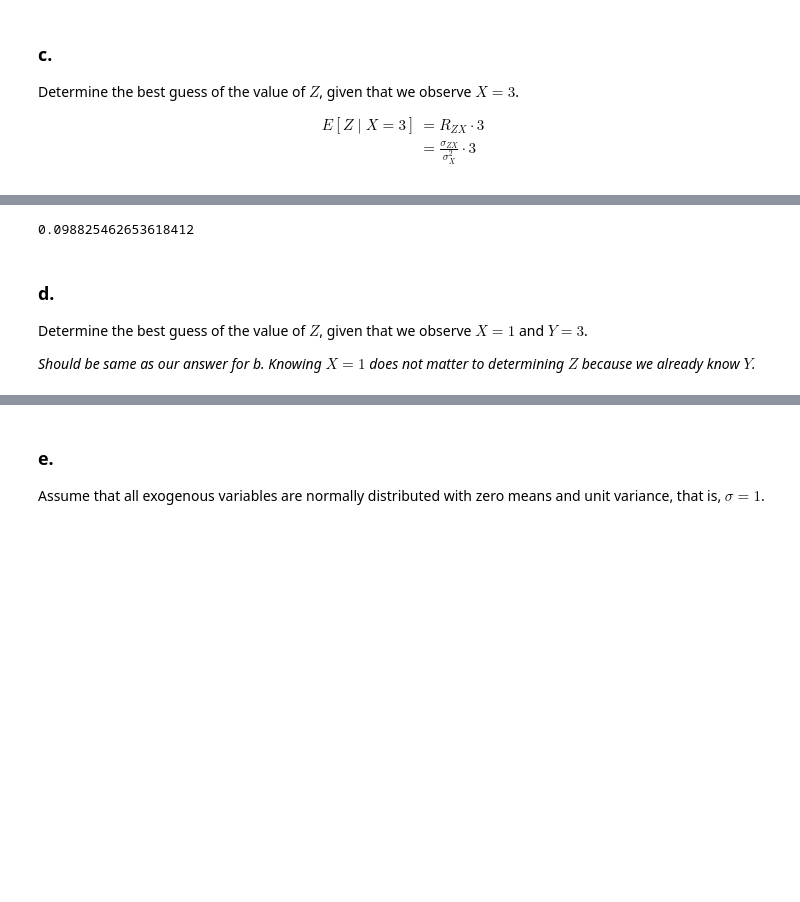
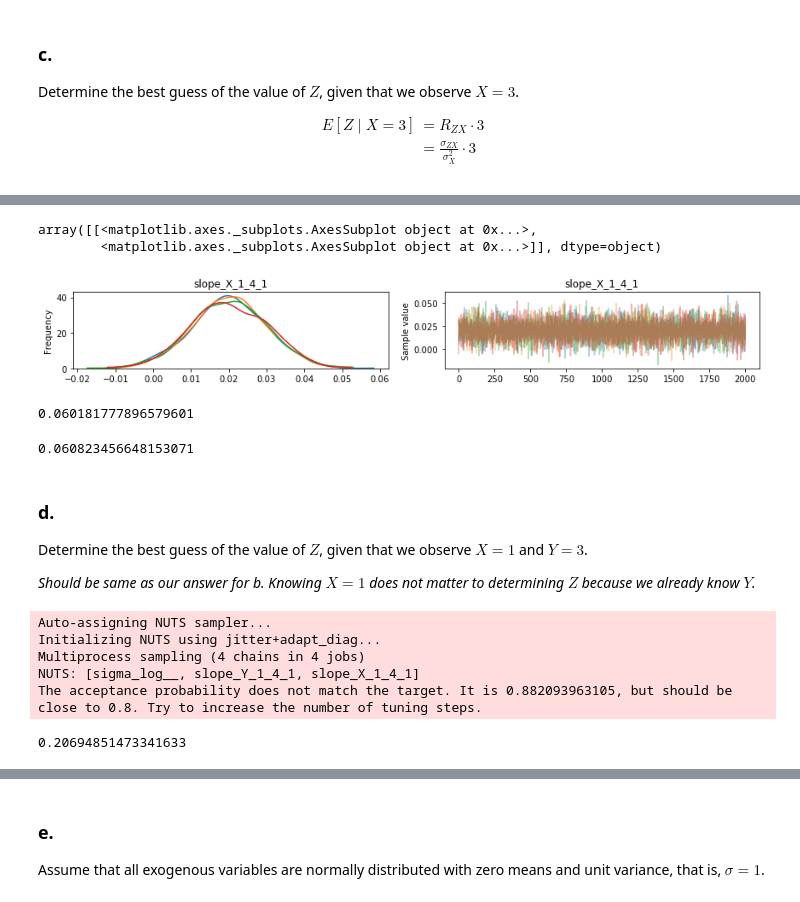
Before and after one commit to fredthedead/causal-inference-in-statistics-solutions, a Jupyter notebook: ch-1.ipynb, the cells around one changed output, grey strips where cells are left out. Cells and saved outputs as stored; diff of their text form; code cells hidden in the pictures; blank space fills up the shorter version.

```diff
--- a/ch-1.ipynb
+++ b/ch-1.ipynb
@@ -1385,3 +1415,11 @@ $$
 \end{aligned}
 \end{equation}
 $$
+# %%
+with pm.Model() as R_ZX_model:
+    slope_X_1_4_1 = pm.Normal('slope_X_1_4_1', mu = 0, sd = 5)
+    mu = pm.Deterministic('mu', slope_X_1_4_1 * x_1_4_1)
+    sigma = pm.HalfCauchy('sigma', beta=5)
+    pm.Normal('Z', mu, sigma, observed=z_1_4_1)
+
+    R_ZX_traces = pm.sample(2000)
@@ -1388,10 +1433,39 @@ $$
+# %%
+pm.traceplot(R_ZX_traces, varnames=['slope_X_1_4_1'])
+# %% [output]
+array([[<matplotlib.axes._subplots.AxesSubplot object at 0x...>,
+        <matplotlib.axes._subplots.AxesSubplot object at 0x...>]], dtype=object)
+[figure, added]
+# %%
+(R_ZX_traces['slope_X_1_4_1'] * 3).mean()
+# %% [output]
+0.060181777896579601
 # %%
-(np.cov(z,x)[0][1] / np.var(x)) * 3
+(np.cov(z_1_4_1,x_1_4_1)[0][1] / np.var(x_1_4_1)) * 3
 # %% [output]
-0.098825462653618412
+0.060823456648153071
 # %% [markdown]
 ### d.
 
 Determine the best guess of the value of $Z$, given that we observe $X=1$ and $Y=3$.
 
 _Should be same as our answer for b. Knowing $X=1$ does not matter to determining $Z$ because we already know $Y$._
+# %%
+with pm.Model() as full_model_1_4_1:
+    slope_X_1_4_1 = pm.Normal('slope_X_1_4_1', mu = 0, sd = 5)
+    slope_Y_1_4_1 = pm.Normal('slope_Y_1_4_1', mu = 0, sd = 5)
+    mu = pm.Deterministic('mu', slope_X_1_4_1 * x_1_4_1 + slope_Y_1_4_1 * y_1_4_1)
+    sigma = pm.HalfCauchy('sigma', beta=5)
+    pm.Normal('Z', mu, sigma, observed=z_1_4_1)
+
+    full_model_traces = pm.sample(2000)
+# %% [output]
+Auto-assigning NUTS sampler...
+Initializing NUTS using jitter+adapt_diag...
+Multiprocess sampling (4 chains in 4 jobs)
+NUTS: [sigma_log__, slope_Y_1_4_1, slope_X_1_4_1]
+The acceptance probability does not match the target. It is 0.882093963105, but should be close to 0.8. Try to increase the number of tuning steps.
+# %%
+full_model_traces['slope_X_1_4_1'].mean() * 1 + full_model_traces['slope_Y_1_4_1'].mean() * 3
+# %% [output]
+0.20694851473341633
```
Also changed, not shown: parts of 34 cells of this notebook.
